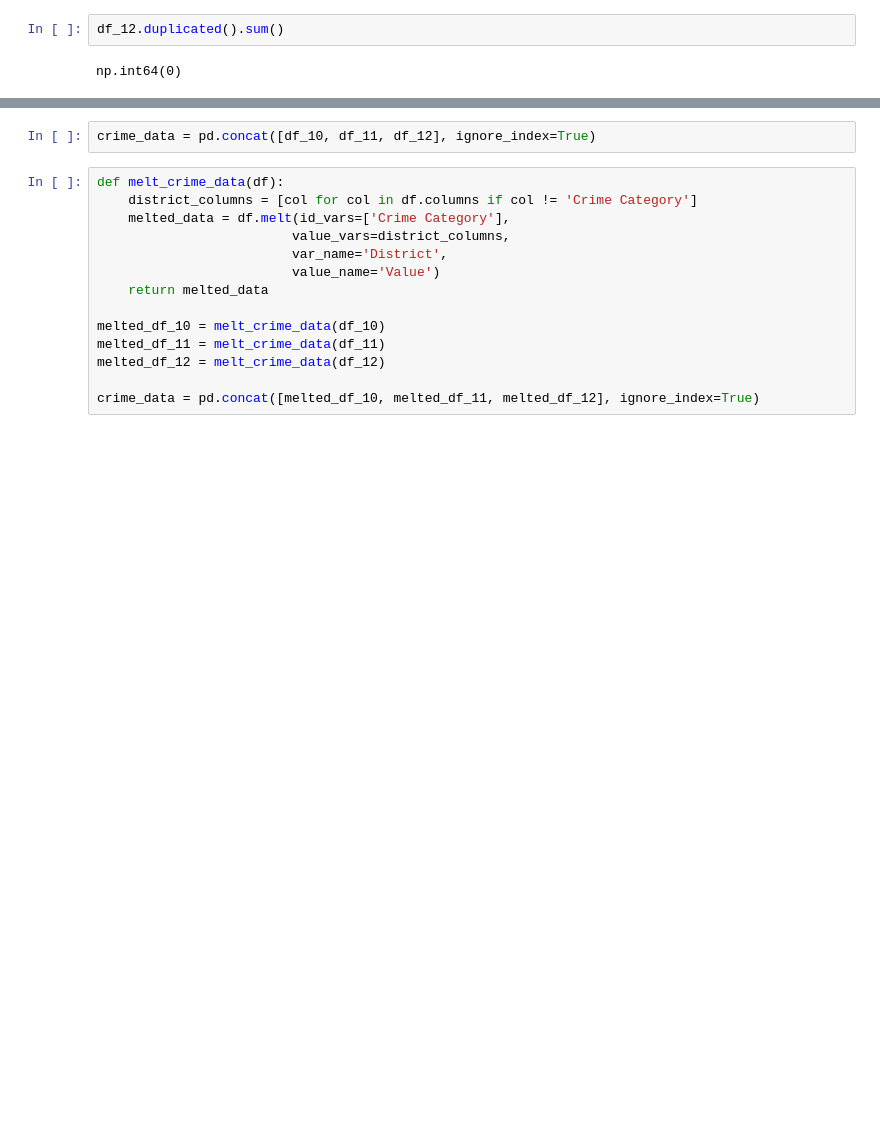
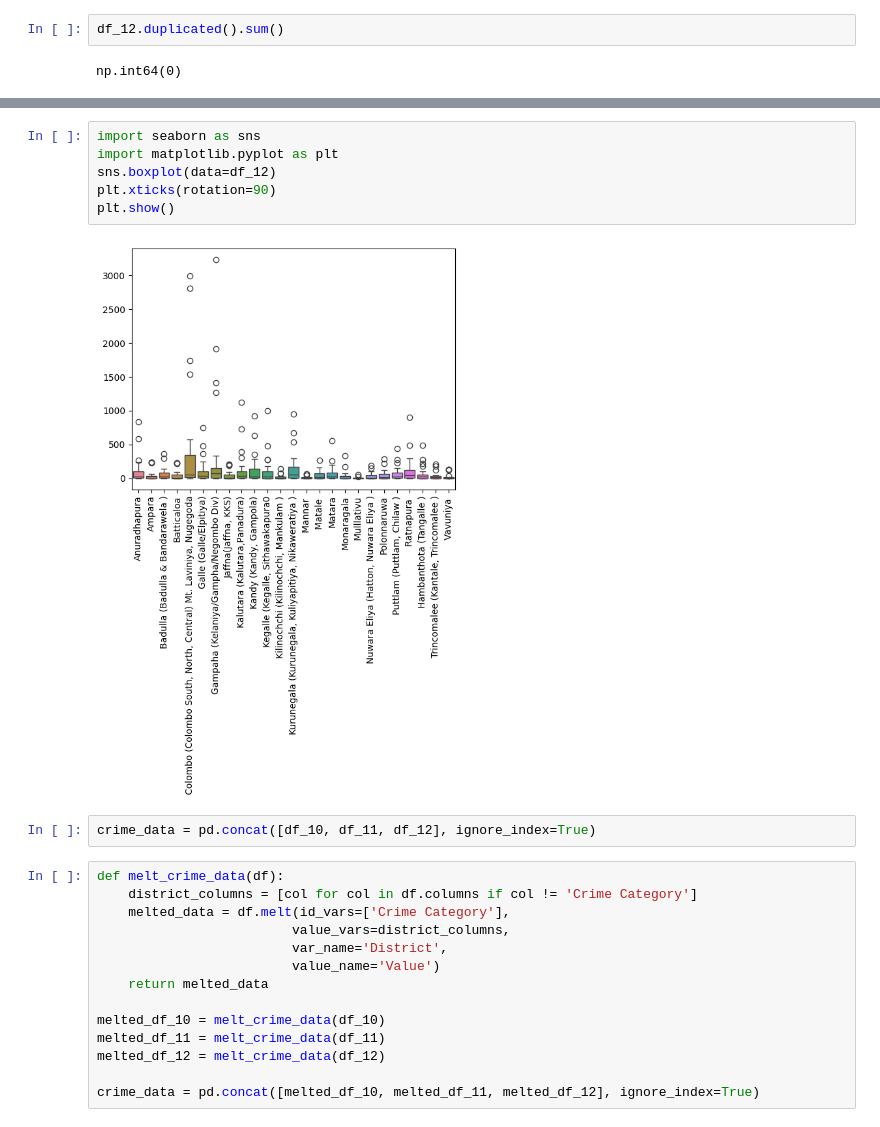
Before and after one commit to Sandanu87/DSPL_ICW, a Jupyter notebook: ICW_data_prep.ipynb, the cells around one changed output, grey strips where cells are left out. Saved outputs shown, nothing was run; the diff lists cells and outputs as text; blank space fills up the shorter version.

```diff
--- a/ICW_data_prep.ipynb
+++ b/ICW_data_prep.ipynb
@@ -314,3 +321,11 @@ plt.show()
+# %%
+import seaborn as sns
+import matplotlib.pyplot as plt
+sns.boxplot(data=df_12)
+plt.xticks(rotation=90)
+plt.show()
+# %% [output]
+[figure, added]
 # %%
 crime_data = pd.concat([df_10, df_11, df_12], ignore_index=True)
 # %%
```
Also changed, not shown: parts of 2 cells of this notebook.
